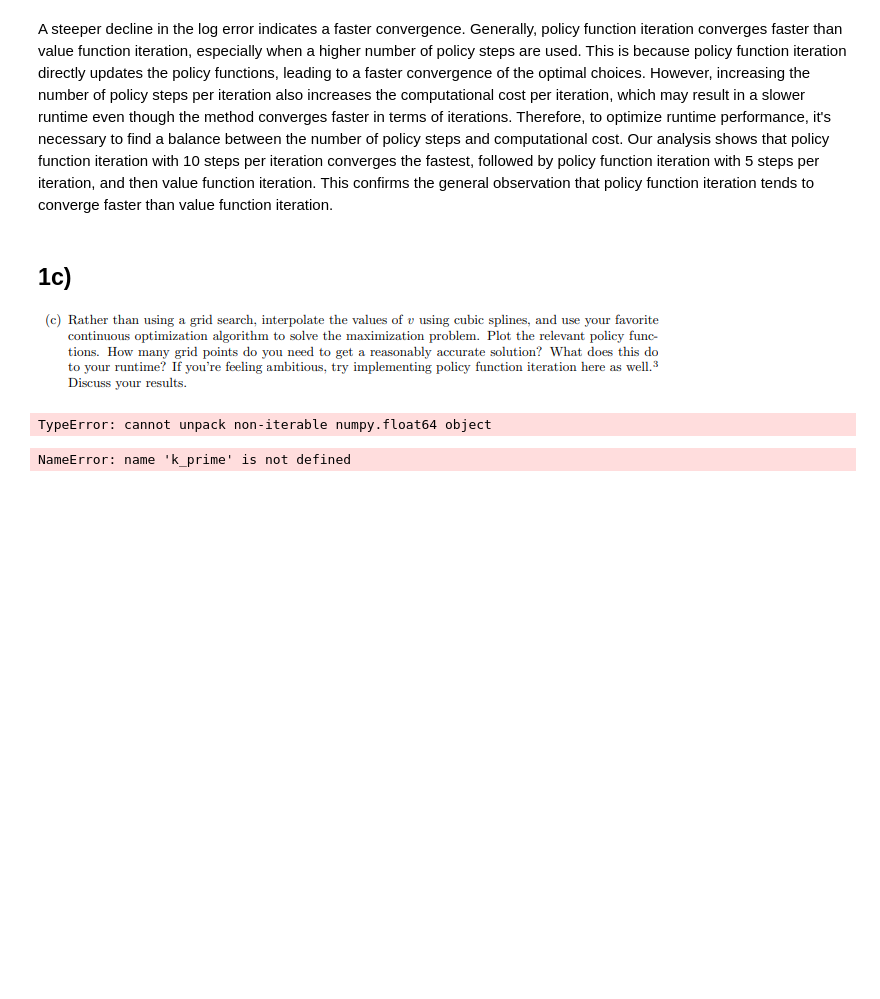
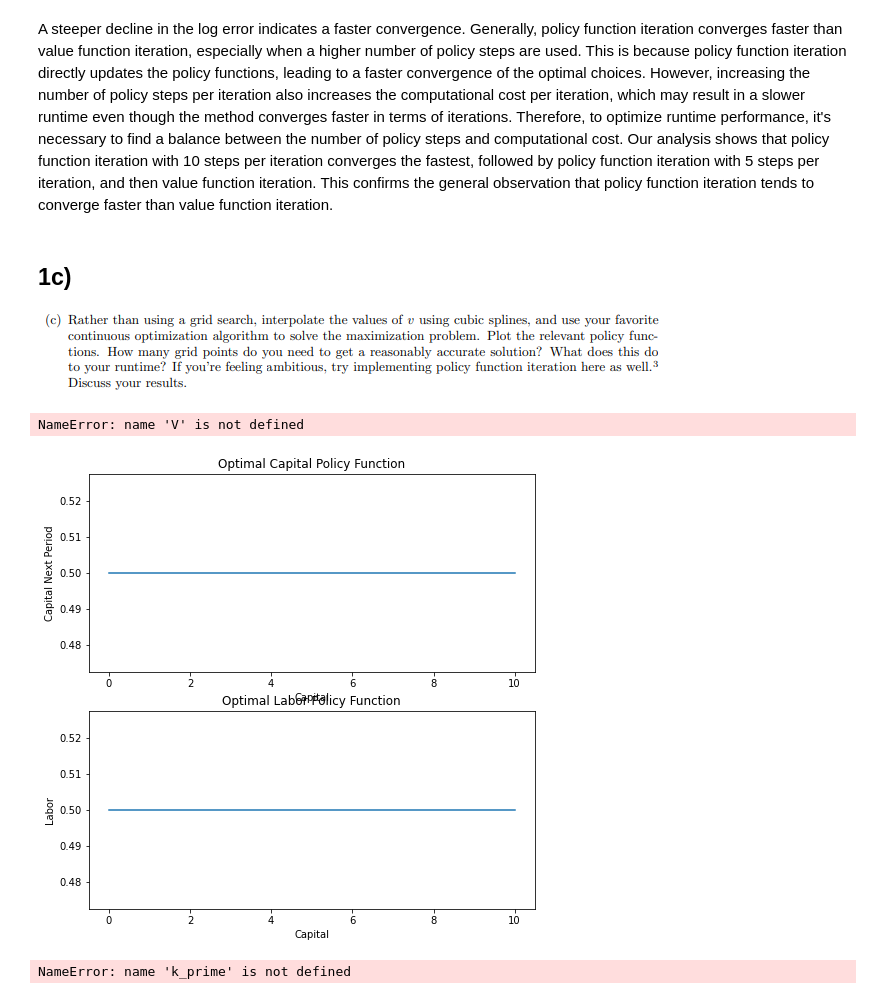
Before and after one commit to ArifShahrin/PS7_AS, a Jupyter notebook: testing.ipynb, the cells around one changed output. Drawn from its saved outputs; the diff is of its cells as text; code cells hidden in the pictures; blank space fills up the shorter version.

```diff
--- a/testing.ipynb
+++ b/testing.ipynb
@@ -296,6 +298,15 @@ import numpy as np
 import matplotlib.pyplot as plt
 from scipy.interpolate import interp1d
 from scipy.optimize import minimize_scalar
+from scipy.optimize import minimize
+
+beta = 0.95
+delta = 0.05
+sigma =  2
+nu = 2
+alpha = 1/3
+A = 1
+phi = 1
 
 # Define parameters
 β = 0.95
@@ -306,12 +317,15 @@ from scipy.optimize import minimize_scalar
 A = 1
 φ = 1
 
+grid_size = 100 #using 100 gridsize so that code doesnt take too long
+k_grid = np.linspace(0.001, 10, grid_size)
+V0 = np.zeros_like(k_grid)
+
 # Interpolate the value function using cubic splines
 v_spline = interp1d(k_grid, V, kind='cubic')
 
-def objective(c_k_l, *params):
+def objective(c_k_l ): #input is vector of 3 arrays
     c, k_prime, l = c_k_l
-    k, alpha, A, beta, delta, sigma, nu, phi = params
 
     utility = (c**(1 - sigma)) / (1 - sigma) - phi * (l**(1 + 1 / nu)) / (1 + 1 / nu)
     k_next = A * k**alpha * l**(1 - alpha) + (1 - delta) * k - c
@@ -324,7 +338,7 @@ policy_l = np.empty_like(k_grid)
 policy_k = np.empty_like(k_grid)
 
 for i, k in enumerate(k_grid):
-    result = minimize_scalar(objective, bounds=(1e-4, 1), method='bounded', args=(k, *params))
+    result = minimize_scalar(objective, bounds=(1e-4, 1), method='bounded', args=(k))
     c, k_prime, l = result.x
     policy_c[i] = c
     policy_l[i] = l
@@ -350,4 +364,4 @@ ax[2].legend()
 plt.tight_layout()
 plt.show()
 # %% [output]
-TypeError: cannot unpack non-iterable numpy.float64 object
+NameError: name 'V' is not defined
@@ -354,3 +420,25 @@ TypeError: cannot unpack non-iterable numpy.float64 object
+# %%
+k_policy = np.zeros_like(k_grid)
+l_policy = np.zeros_like(k_grid)
+
+for i, k in enumerate(k_grid):
+    policy_interp = interp1d(k_grid, solve_pfi(params, k_grid, V0)[0], kind='cubic')
+    # k_policy[i], l_policy[i] = minimize(lambda x: -u(production(k, x, params) + (1 - params["δ"]) * k - policy_interp(k), x, params), [0.5, 0.5]).x
+    k_policy[i], l_policy[i] = minimize(lambda x: np.sum((u(production(k, x[1], params) + (1 - params["δ"]) * k - policy_interp(k), x[1], params) - u(production(k, x[0], params) + (1 - params["δ"]) * k - policy_interp(k), x[0], params)) ** 2), [0.5, 0.5]).x
+# Plot policy functions
+fig, ax = plt.subplots(2, figsize=(8, 8))
+ax[0].plot(k_grid, k_policy)
+ax[0].set_title('Optimal Capital Policy Function')
+ax[0].set_xlabel('Capital')
+ax[0].set_ylabel('Capital Next Period')
+
+ax[1].plot(k_grid, l_policy)
+ax[1].set_title('Optimal Labor Policy Function')
+ax[1].set_xlabel('Capital')
+ax[1].set_ylabel('Labor')
+plt.show()
+# %% [output]
+[figure, added]
 # %%
 # Implement value function iteration with cubic splines
 def value_function_iteration_spline():
```
Also changed, not shown: parts of 6 cells of this notebook.
